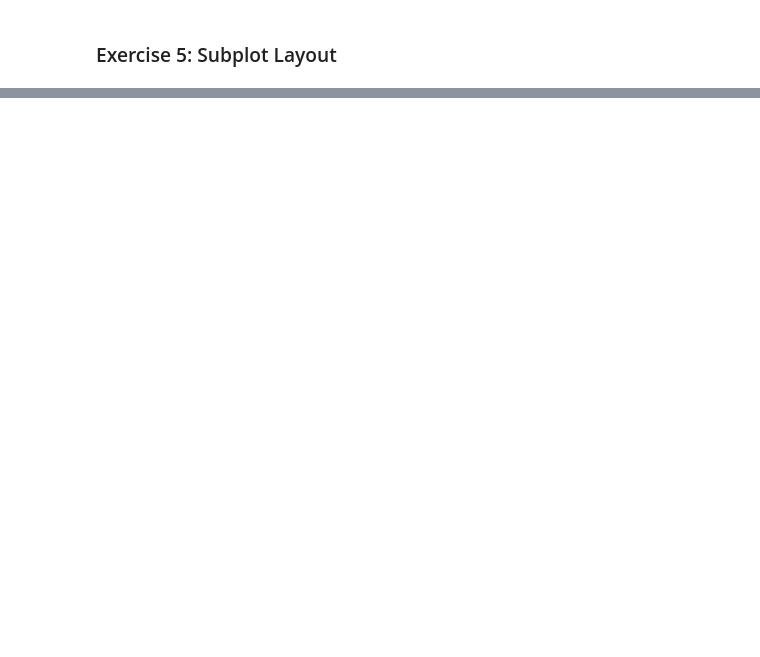
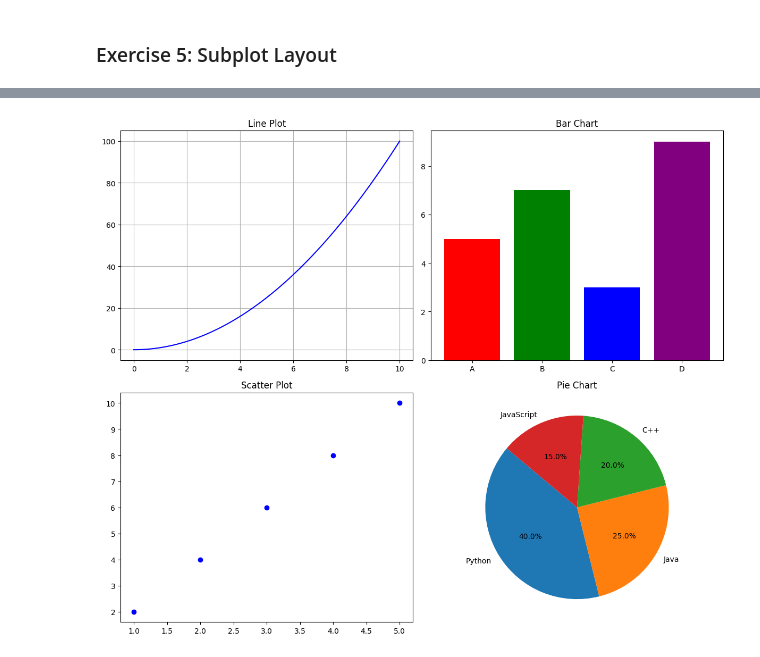
Before and after one commit to Kavya150555/python-jupyter-template, a Jupyter notebook: src/5-subplot.ipynb, the cells around one changed output, grey strips where cells are left out. Saved outputs shown, nothing was run; the diff lists cells and outputs as text; code cells hidden in the pictures; blank space fills up the shorter version.

```diff
--- a/src/5-subplot.ipynb
+++ b/src/5-subplot.ipynb
@@ -62,0 +6,42 @@ plot_subplots()
+# %%
+import numpy as np
+import matplotlib.pyplot as plt
+
+try:
+    x = np.linspace(0, 10, 100)
+    y = x**2
+    categories = ['A', 'B', 'C', 'D']
+    values = [5, 7, 3, 9]
+    scatter_x = [1, 2, 3, 4, 5]
+    scatter_y = [2, 4, 6, 8, 10]
+    labels = ['Python', 'Java', 'C++', 'JavaScript']
+    sizes = [40, 25, 20, 15]
+
+    fig, axes = plt.subplots(2, 2, figsize=(12, 10))
+
+    # Line Plot
+    axes[0, 0].plot(x, y, color="b")
+    axes[0, 0].set_title("Line Plot")
+    axes[0, 0].grid(True)
+
+    # Bar Chart
+    axes[0, 1].bar(categories, values, color=['red', 'green', 'blue', 'purple'])
+    axes[0, 1].set_title("Bar Chart")
+
+    # Scatter Plot
+    axes[1, 0].scatter(scatter_x, scatter_y, color="blue")
+    axes[1, 0].set_title("Scatter Plot")
+
+    # Pie Chart
+    axes[1, 1].pie(sizes, labels=labels, autopct='%1.1f%%', startangle=140)
+    axes[1, 1].set_title("Pie Chart")
+
+    plt.tight_layout()
+    plt.show()
+
+except ImportError:
+    print("Error: Required libraries (matplotlib, numpy) are not installed.")
+except Exception as e:
+    print(f"An error occurred: {e}")
+# %% [output]
+[figure, added]
```
Also changed, not shown: parts of 1 cell of this notebook, 5 other files.
